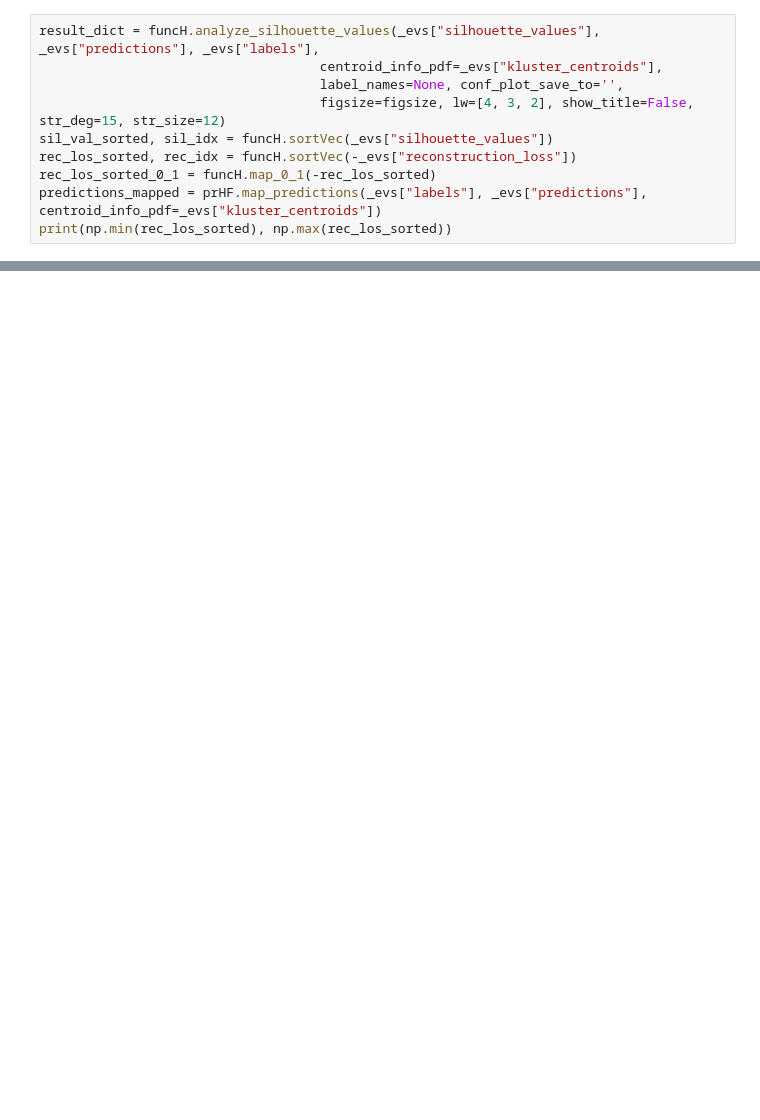
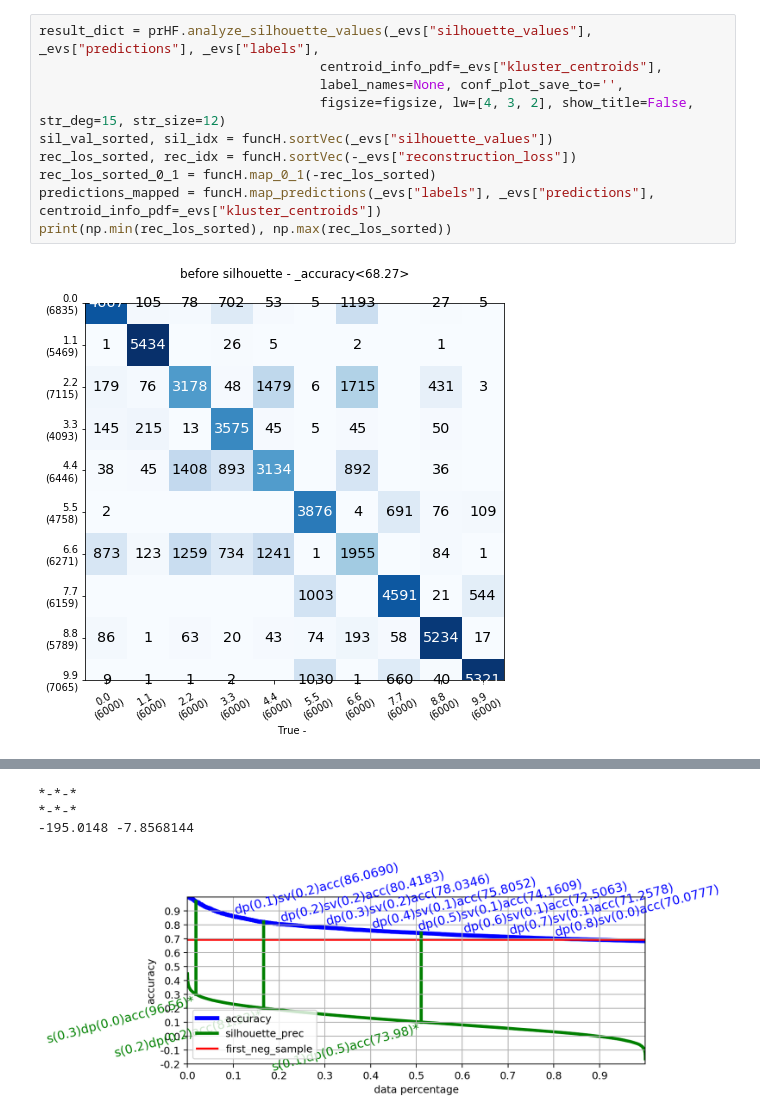
Before and after one commit to dogasiyli-boun/keyhandshapediscovery, a Jupyter notebook: ipynb/study_sihouette_better.ipynb, the cells around one changed output, grey strips where cells are left out. Saved outputs shown, nothing was run; the diff lists cells and outputs as text; blank space fills up the shorter version.

```diff
--- a/ipynb/study_sihouette_better.ipynb
+++ b/ipynb/study_sihouette_better.ipynb
@@ -63,10 +119,12 @@ prHF.analyze_correspondance_results(_evs["correspondance_tuple"], _evs["kluster_
 # %%
-result_dict = funcH.analyze_silhouette_values(_evs["silhouette_values"], _evs["predictions"], _evs["labels"],
+result_dict = prHF.analyze_silhouette_values(_evs["silhouette_values"], _evs["predictions"], _evs["labels"],
                                     centroid_info_pdf=_evs["kluster_centroids"],
                                     label_names=None, conf_plot_save_to='',
                                     figsize=figsize, lw=[4, 3, 2], show_title=False, str_deg=15, str_size=12)
 sil_val_sorted, sil_idx = funcH.sortVec(_evs["silhouette_values"])
 rec_los_sorted, rec_idx = funcH.sortVec(-_evs["reconstruction_loss"])
 rec_los_sorted_0_1 = funcH.map_0_1(-rec_los_sorted)
-predictions_mapped = prHF.map_predictions(_evs["labels"], _evs["predictions"], centroid_info_pdf=_evs["kluster_centroids"])
+predictions_mapped = funcH.map_predictions(_evs["labels"], _evs["predictions"], centroid_info_pdf=_evs["kluster_centroids"])
 print(np.min(rec_los_sorted), np.max(rec_los_sorted))
+# %% [output]
+[figure, added]
@@ -73 +134,5 @@ print(np.min(rec_los_sorted), np.max(rec_los_sorted))
+*-*-*
+*-*-*
+-195.0148 -7.8568144
+[figure, added]
 # %%
```
Also changed, not shown: parts of 10 cells of this notebook, 3 other files.
